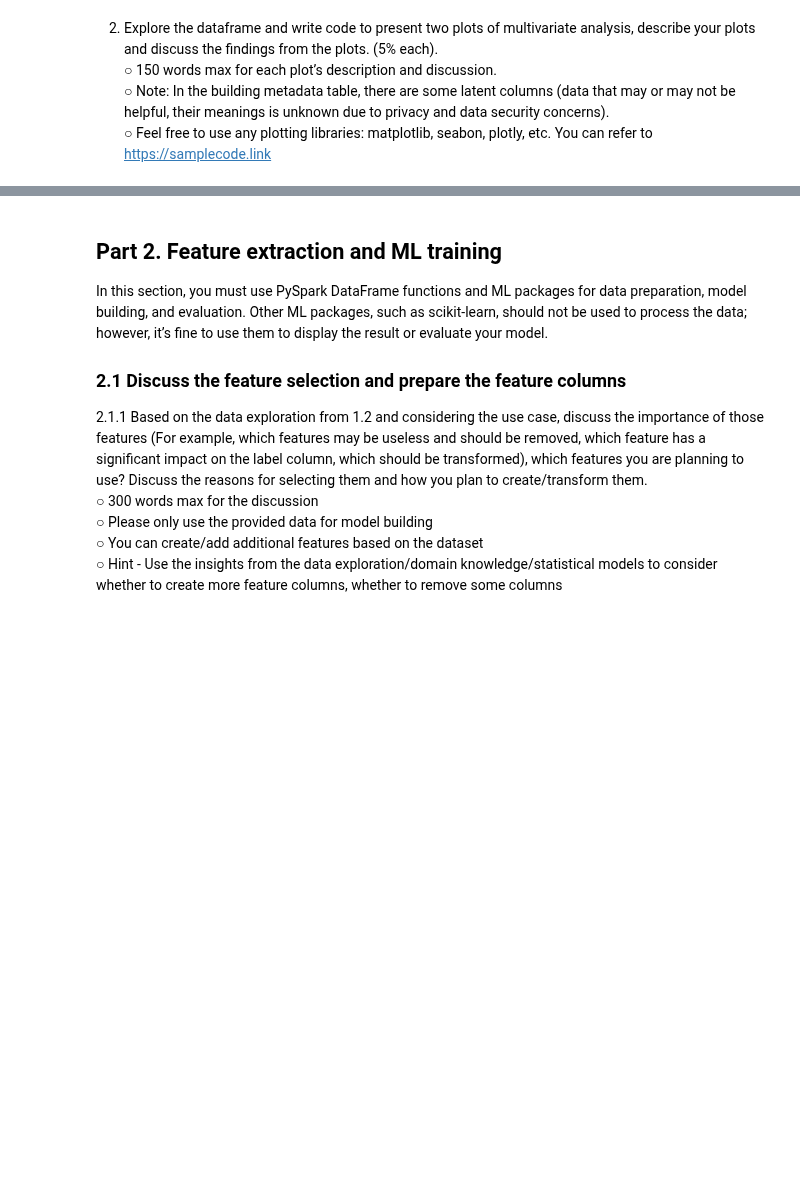
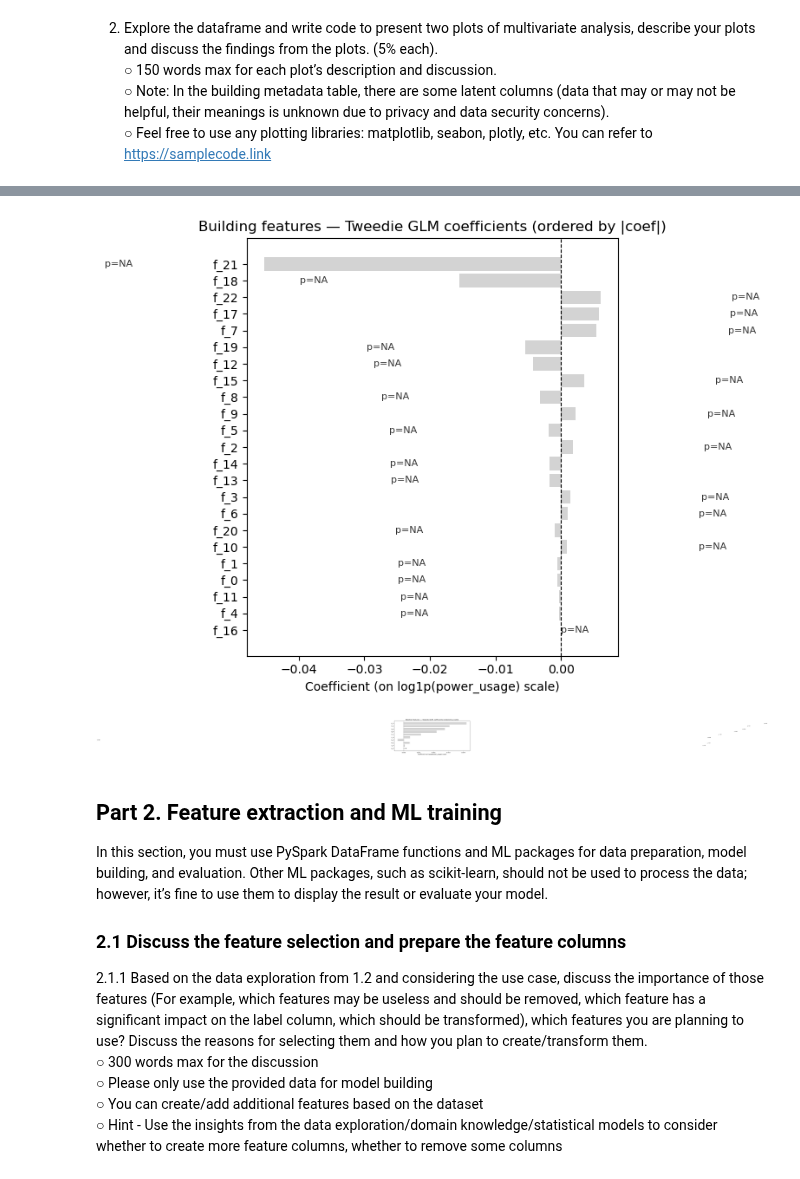
Before and after one commit to TheUnseenz/Monash, a Jupyter notebook: Sem3/FIT5202BigData/Docker/Assignment/A2A_atleo4.ipynb, the cells around one changed output, grey strips where cells are left out. Cells and saved outputs as stored; diff of their text form; code cells hidden in the pictures; blank space fills up the shorter version.

```diff
--- a/Sem3/FIT5202BigData/Docker/Assignment/A2A_atleo4.ipynb
+++ b/Sem3/FIT5202BigData/Docker/Assignment/A2A_atleo4.ipynb
@@ -24,15 +24,18 @@ master = "local[*]"
 # The `appName` field is a name to be shown on the Spark cluster UI page
 app_name = "Assignment2A"
 # Setup configuration parameters for Spark
-spark_conf = SparkConf().setMaster(master).setAppName(app_name)
+spark_conf = SparkConf().setMaster(master).setAppName(app_name) \
+                        .set("spark.executor.memory", "16g") \
+                        .set("spark.driver.memory", "8g") \
+                        .set("spark.sql.files.maxPartitionBytes", "33554432")
+
 
 # Import SparkContext and SparkSession classes
 from pyspark import SparkContext # Spark
 from pyspark.sql import SparkSession # Spark SQL
 
 # Method 1: Using SparkSession
-# spark = SparkSession.builder.config(conf=spark_conf).config("spark.sql.session.timeZone", "GMT+10").getOrCreate()
-spark = SparkSession.builder.config(conf=spark_conf).config("spark.sql.files.maxPartitionBytes", "33554432").getOrCreate()
+spark = SparkSession.builder.config(conf=spark_conf).getOrCreate()
 sc = spark.sparkContext
 sc.setLogLevel('ERROR')
 from pyspark.sql import functions as F
@@ -771,3 +933,64 @@ print(coef_weather)
+# %%
+# plotting_coefs.py
+import pandas as pd
+import matplotlib.pyplot as plt
+import numpy as np
+
+# load csvs (or use the pandas DataFrames if available in memory)
+# bdf = pd.read_csv("/tmp/building_coef_summary.csv")
+# wdf = pd.read_csv("/tmp/weather_coef_summary.csv")
+bdf = building_coef_df
+wdf = weather_coef_df
+
+def plot_coef_bar(df, title, out_path=None, show=True):
+    # order by absolute coefficient (already ordered in the exported CSV)
+    df = df.copy()
+    df['significant'] = df['significant'].astype(bool)
+
+    labels = df['feature'].tolist()
+    coefs = df['coef'].tolist()
+    pvals = df['p_value'].tolist()
+    sig = df['significant'].tolist()
+
+    # plot bars sorted by abs magnitude (df assumed sorted)
+    y_pos = np.arange(len(labels))
+    # color map: significant -> default (blue), not significant -> grey
+    colors = ['tab:blue' if s else 'lightgrey' for s in sig]
+
+    fig, ax = plt.subplots(figsize=(10, max(4, 0.25 * len(labels))))
+    bars = ax.barh(y_pos, coefs, align='center', color=colors)
+    ax.set_yticks(y_pos)
+    ax.set_yticklabels(labels)
+    ax.invert_yaxis()  # largest on top
+    ax.axvline(0, color='black', linestyle='--', linewidth=0.8)
+    ax.set_xlabel("Coefficient (on log1p(power_usage) scale)")
+    ax.set_title(title)
+
+    # annotate insignificant bars with p-value
+    for i, (bar, p) in enumerate(zip(bars, pvals)):
+        width = bar.get_width()
+        sign_text = f"p={p:.2g}" if (p is not None and not np.isnan(p)) else "p=NA"
+        xloc = width + (0.02 * np.sign(width))
+        align = 'left' if width >= 0 else 'right'
+        if not sig[i]:
+            ax.text(xloc, bar.get_y() + bar.get_height()/2, sign_text,
+                    va='center', ha=align, fontsize=8, color='black', alpha=0.8)
+
+    plt.tight_layout()
+    if out_path:
+        plt.savefig(out_path, dpi=150)
+    if show:
+        plt.show()
+    plt.close()
+
+# Plot building features
+plot_coef_bar(bdf, "Building features — Tweedie GLM coefficients (ordered by |coef|)", out_path="/tmp/building_coef_plot.png")
+
+# Plot weather features
+plot_coef_bar(wdf, "Weather features — Tweedie GLM coefficients (ordered by |coef|)", out_path="/tmp/weather_coef_plot.png")
+# %% [output]
+[figure, added]
+[figure, added]
 # %%
 # def check_nulls_nans(df):
 #     checks = []
```
Also changed, not shown: parts of 9 cells of this notebook.
